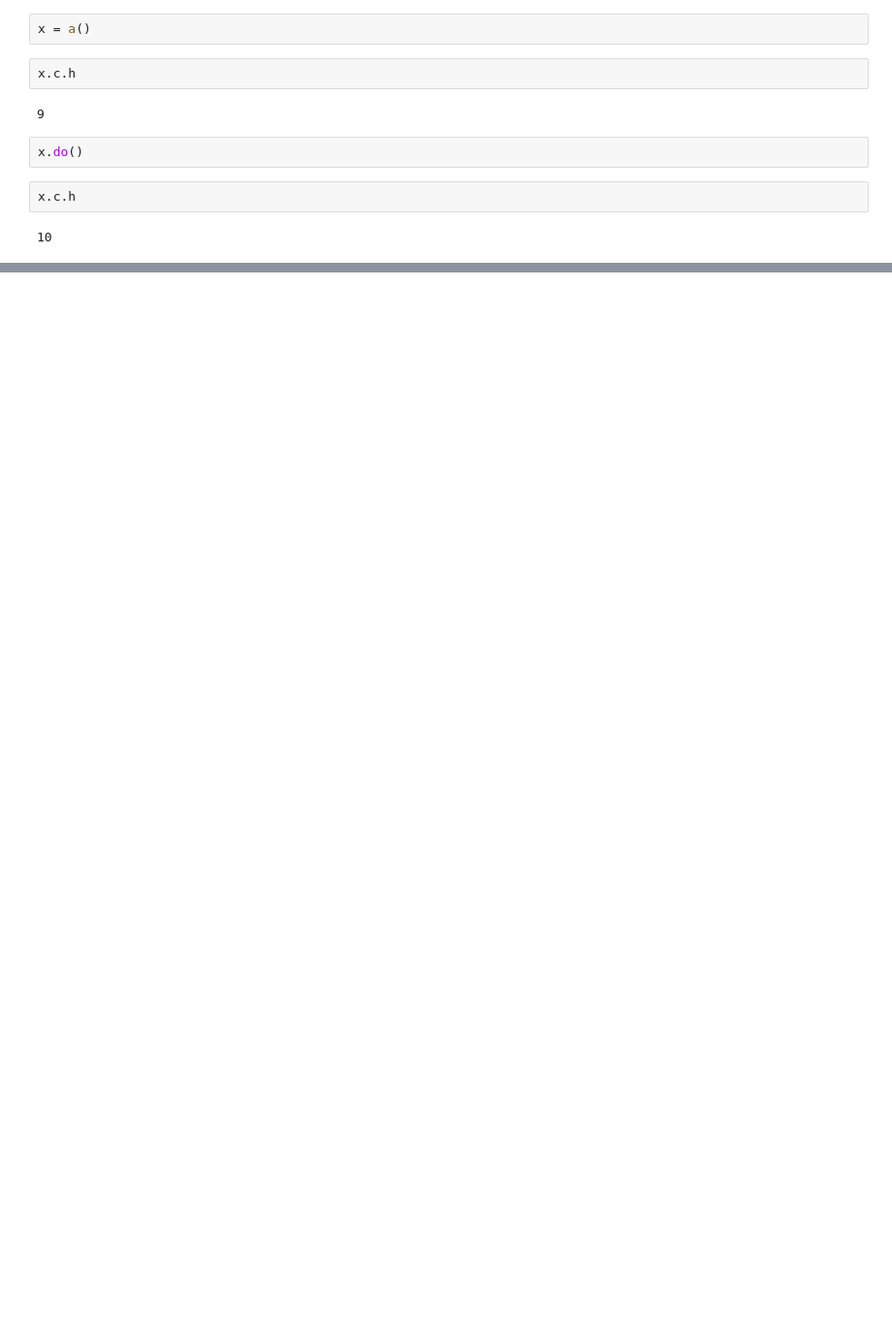
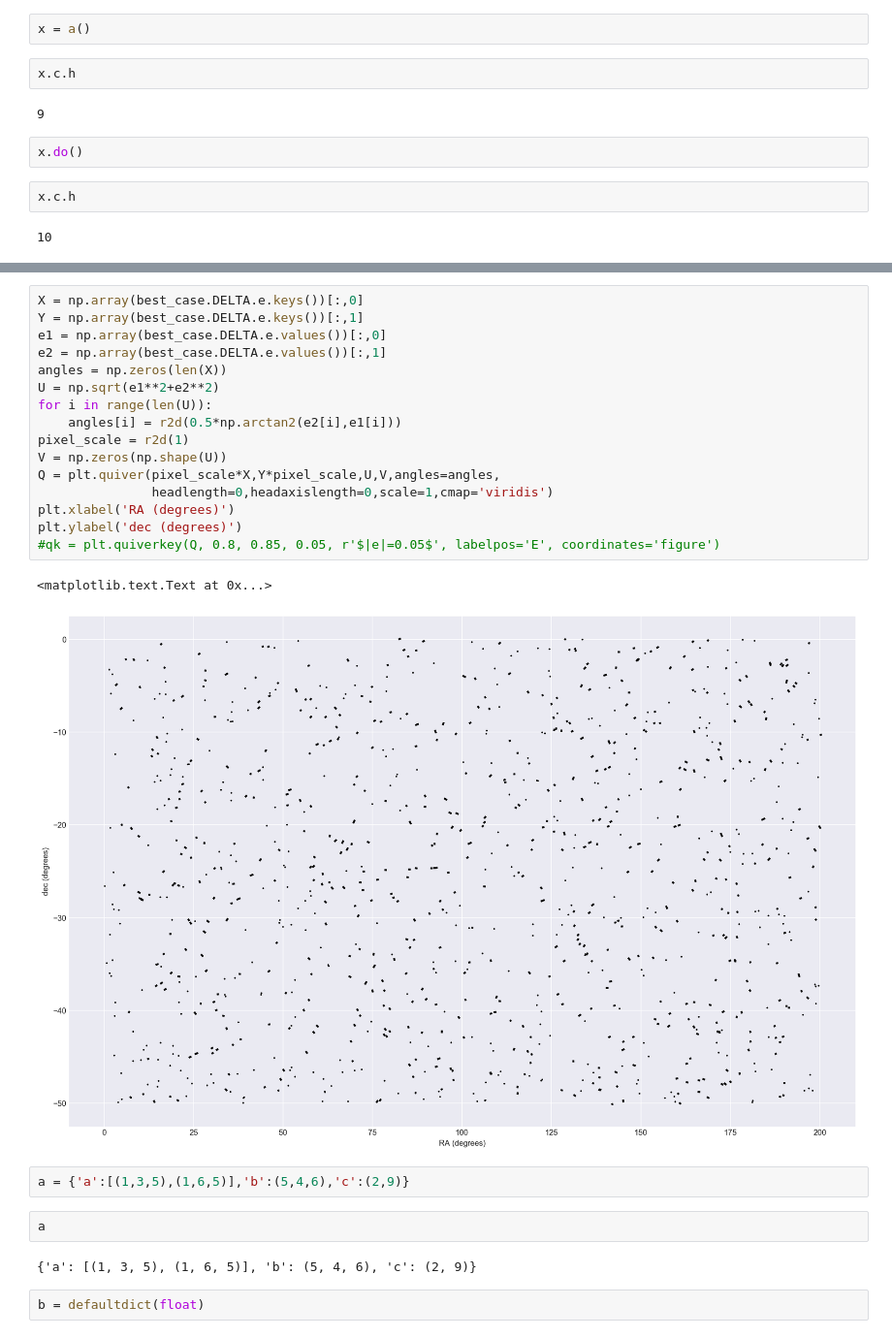
Before and after one commit to hsnee/lsstpsf, a Jupyter notebook: errors.ipynb, the cells around one changed output, grey strips where cells are left out. Shown at 97% size. Saved outputs shown, nothing was run; the diff lists cells and outputs as text; blank space fills up the shorter version.

```diff
--- a/errors.ipynb
+++ b/errors.ipynb
@@ -738,0 +867,27 @@ x.c.h
+# %%
+X = np.array(best_case.DELTA.e.keys())[:,0]
+Y = np.array(best_case.DELTA.e.keys())[:,1]
+e1 = np.array(best_case.DELTA.e.values())[:,0]
+e2 = np.array(best_case.DELTA.e.values())[:,1]
+angles = np.zeros(len(X))
+U = np.sqrt(e1**2+e2**2)
+for i in range(len(U)):
+    angles[i] = r2d(0.5*np.arctan2(e2[i],e1[i]))
+pixel_scale = r2d(1)
+V = np.zeros(np.shape(U))
+Q = plt.quiver(pixel_scale*X,Y*pixel_scale,U,V,angles=angles,
+               headlength=0,headaxislength=0,scale=1,cmap='viridis')
+plt.xlabel('RA (degrees)')
+plt.ylabel('dec (degrees)')
+#qk = plt.quiverkey(Q, 0.8, 0.85, 0.05, r'$|e|=0.05$', labelpos='E', coordinates='figure')
+# %% [output]
+<matplotlib.text.Text at 0x...>
+[figure, added]
+# %%
+a = {'a':[(1,3,5),(1,6,5)],'b':(5,4,6),'c':(2,9)}
+# %%
+a
+# %% [output]
+{'a': [(1, 3, 5), (1, 6, 5)], 'b': (5, 4, 6), 'c': (2, 9)}
+# %%
+b = defaultdict(float)
```
Also changed, not shown: parts of 32 cells of this notebook.
